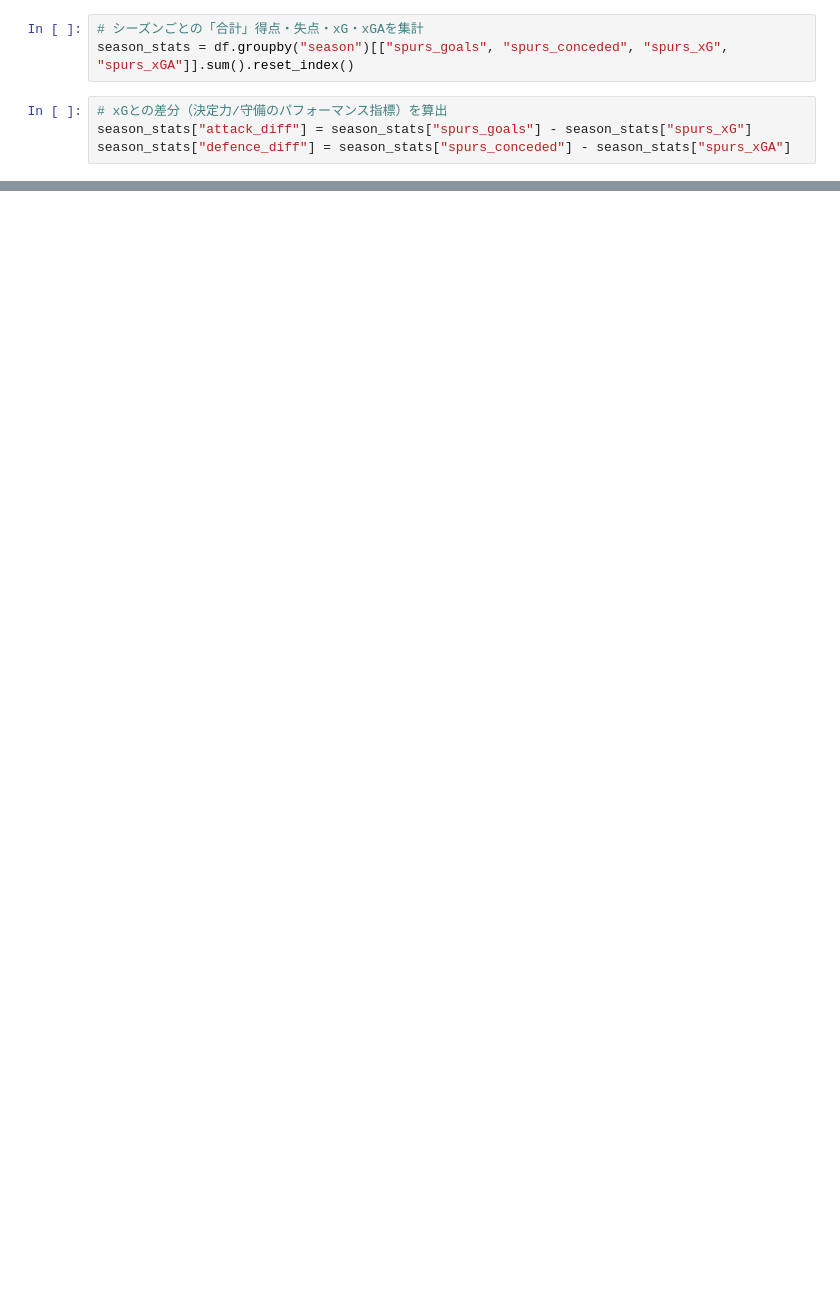
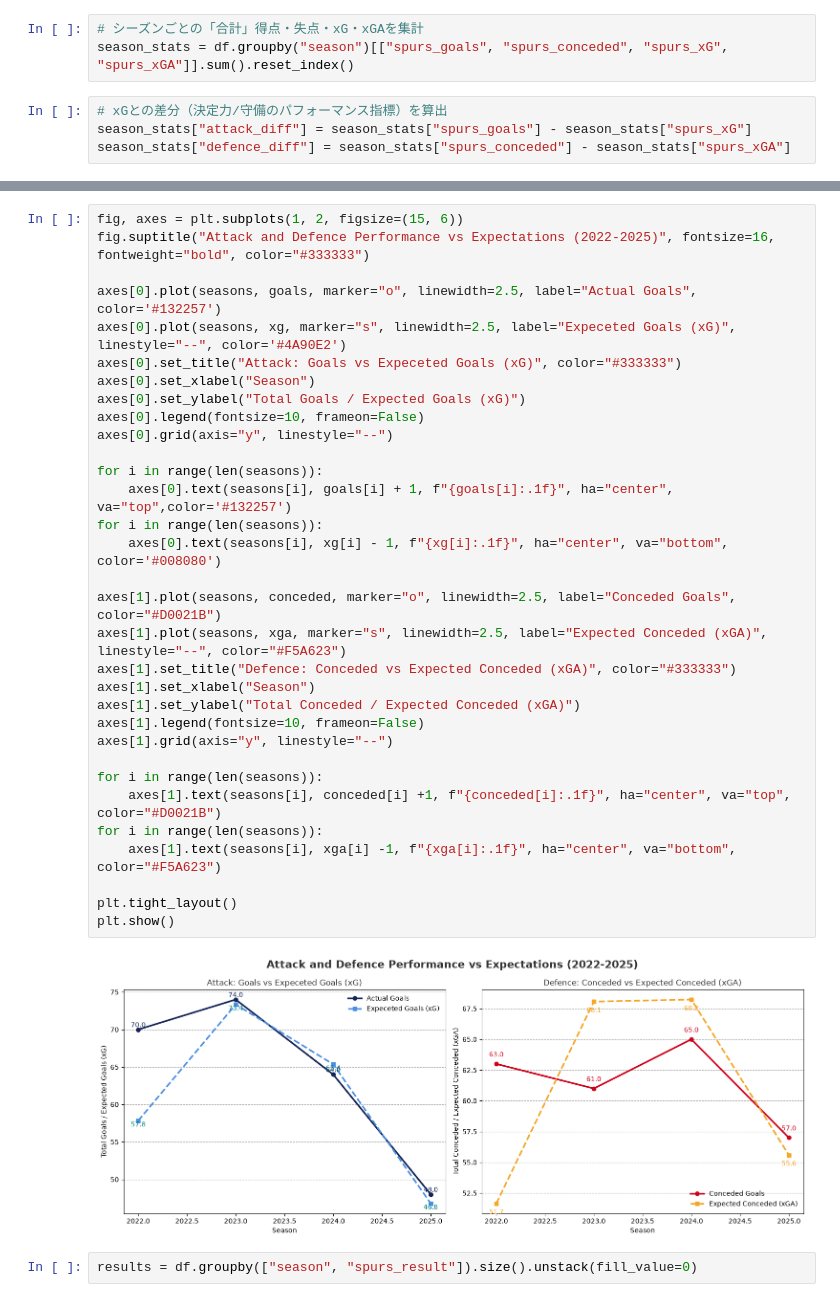
Before and after one commit to hdnr-k/tottenham-rebuild-analytics, a Jupyter notebook: notebooks/02_eda_xg_trend.ipynb, the cells around one changed output, grey strips where cells are left out. Drawn from its saved outputs; the diff is of its cells as text; blank space fills up the shorter version.

Commit message:
feat: Format code layout

```diff
--- a/notebooks/02_eda_xg_trend.ipynb
+++ b/notebooks/02_eda_xg_trend.ipynb
@@ -94,0 +59,36 @@ plt.show()
+# %%
+fig, axes = plt.subplots(1, 2, figsize=(15, 6))
+fig.suptitle("Attack and Defence Performance vs Expectations (2022-2025)", fontsize=16, fontweight="bold", color="#333333")
+
+axes[0].plot(seasons, goals, marker="o", linewidth=2.5, label="Actual Goals", color='#132257')
+axes[0].plot(seasons, xg, marker="s", linewidth=2.5, label="Expeceted Goals (xG)", linestyle="--", color='#4A90E2')
+axes[0].set_title("Attack: Goals vs Expeceted Goals (xG)", color="#333333")
+axes[0].set_xlabel("Season")
+axes[0].set_ylabel("Total Goals / Expected Goals (xG)")
+axes[0].legend(fontsize=10, frameon=False)
+axes[0].grid(axis="y", linestyle="--")
+
+for i in range(len(seasons)):
+    axes[0].text(seasons[i], goals[i] + 1, f"{goals[i]:.1f}", ha="center", va="top",color='#132257')
+for i in range(len(seasons)):
+    axes[0].text(seasons[i], xg[i] - 1, f"{xg[i]:.1f}", ha="center", va="bottom", color='#008080')
+
+axes[1].plot(seasons, conceded, marker="o", linewidth=2.5, label="Conceded Goals", color="#D0021B")
+axes[1].plot(seasons, xga, marker="s", linewidth=2.5, label="Expected Conceded (xGA)", linestyle="--", color="#F5A623")
+axes[1].set_title("Defence: Conceded vs Expected Conceded (xGA)", color="#333333")
+axes[1].set_xlabel("Season")
+axes[1].set_ylabel("Total Conceded / Expected Conceded (xGA)")
+axes[1].legend(fontsize=10, frameon=False)
+axes[1].grid(axis="y", linestyle="--")
+
+for i in range(len(seasons)):
+    axes[1].text(seasons[i], conceded[i] +1, f"{conceded[i]:.1f}", ha="center", va="top", color="#D0021B")
+for i in range(len(seasons)):
+    axes[1].text(seasons[i], xga[i] -1, f"{xga[i]:.1f}", ha="center", va="bottom", color="#F5A623")
+
+plt.tight_layout()
+plt.show()
+# %% [output]
+[figure, added]
+# %%
+results = df.groupby(["season", "spurs_result"]).size().unstack(fill_value=0)
```
Also changed, not shown: parts of 10 cells of this notebook.
